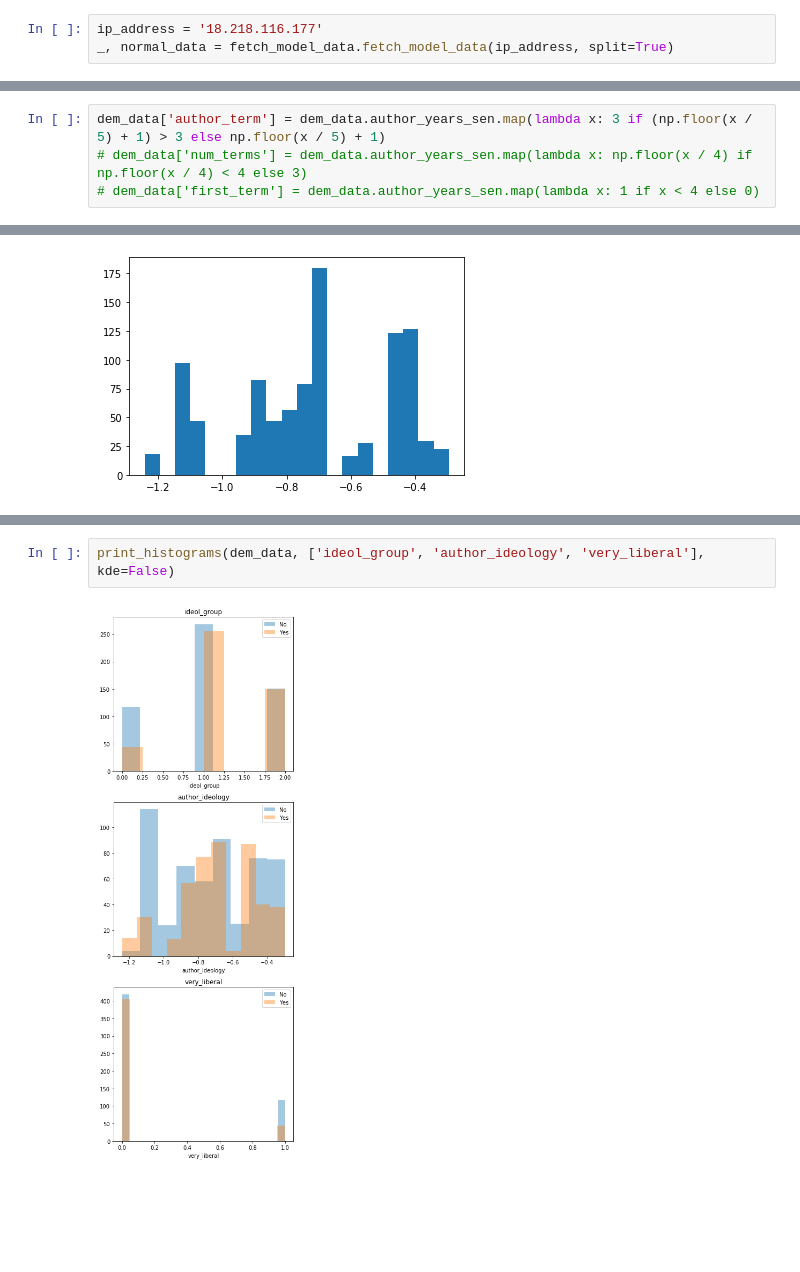
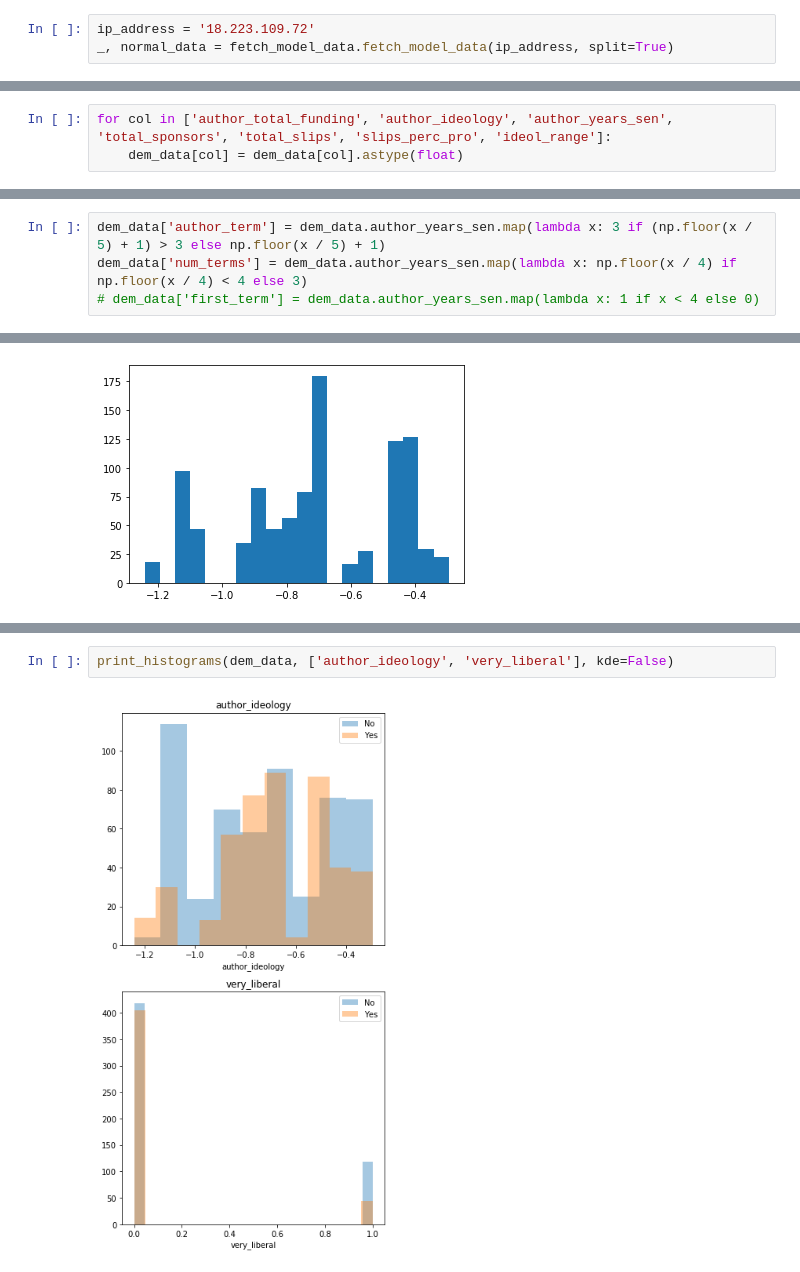
Before and after one commit to willyraedy/pass_or_not, a Jupyter notebook: notebooks/EDA_Normal.ipynb, the cells around one changed output, grey strips where cells are left out. Cells and saved outputs as stored; diff of their text form; blank space fills up the shorter version.

```diff
--- a/notebooks/EDA_Normal.ipynb
+++ b/notebooks/EDA_Normal.ipynb
@@ -31,7 +33,7 @@ metrics=['roc_auc', 'accuracy', 'precision']
 # %% [markdown]
 ## Load Data
 # %%
-ip_address = '18.218.116.177'
+ip_address = '18.223.109.72'
 _, normal_data = fetch_model_data.fetch_model_data(ip_address, split=True)
 # %%
 first_feature_set = [
@@ -284,0 +260,3 @@ dem_data.head()
+# %%
+for col in ['author_total_funding', 'author_ideology', 'author_years_sen', 'total_sponsors', 'total_slips', 'slips_perc_pro', 'ideol_range']:
+    dem_data[col] = dem_data[col].astype(float)
@@ -325,7 +301,7 @@ plt.hist(dem_data.author_years_sen, bins=20);
 # sensible buckets -> less than 5, 5 to 10, 10 to 15, more than 15
 # %%
 dem_data['author_term'] = dem_data.author_years_sen.map(lambda x: 3 if (np.floor(x / 5) + 1) > 3 else np.floor(x / 5) + 1)
-# dem_data['num_terms'] = dem_data.author_years_sen.map(lambda x: np.floor(x / 4) if np.floor(x / 4) < 4 else 3)
+dem_data['num_terms'] = dem_data.author_years_sen.map(lambda x: np.floor(x / 4) if np.floor(x / 4) < 4 else 3)
 # dem_data['first_term'] = dem_data.author_years_sen.map(lambda x: 1 if x < 4 else 0)
 # %% [output]
 A value is trying to be set on a copy of a slice from a DataFrame.
@@ -358,4 +343,4 @@ See the caveats in the documentation: http://pandas.pydata.org/pandas-docs/stabl
 # %%
-print_histograms(dem_data, ['ideol_group', 'author_ideology', 'very_liberal'], kde=False)
+print_histograms(dem_data, ['author_ideology', 'very_liberal'], kde=False)
 # %% [output]
-[figure, old version]
+[figure, new version]
```
Also changed, not shown: parts of 19 cells of this notebook, 1 other file.
